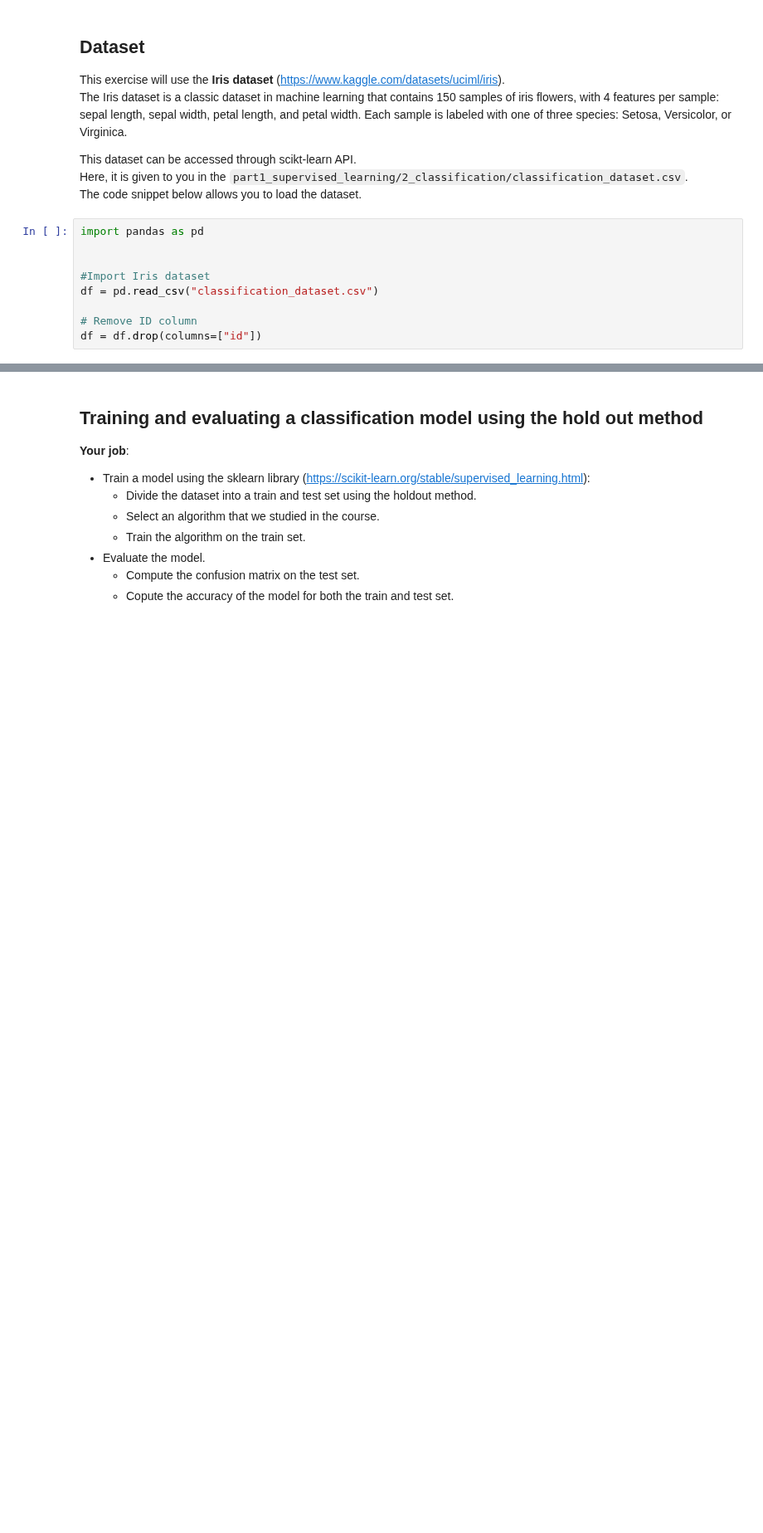
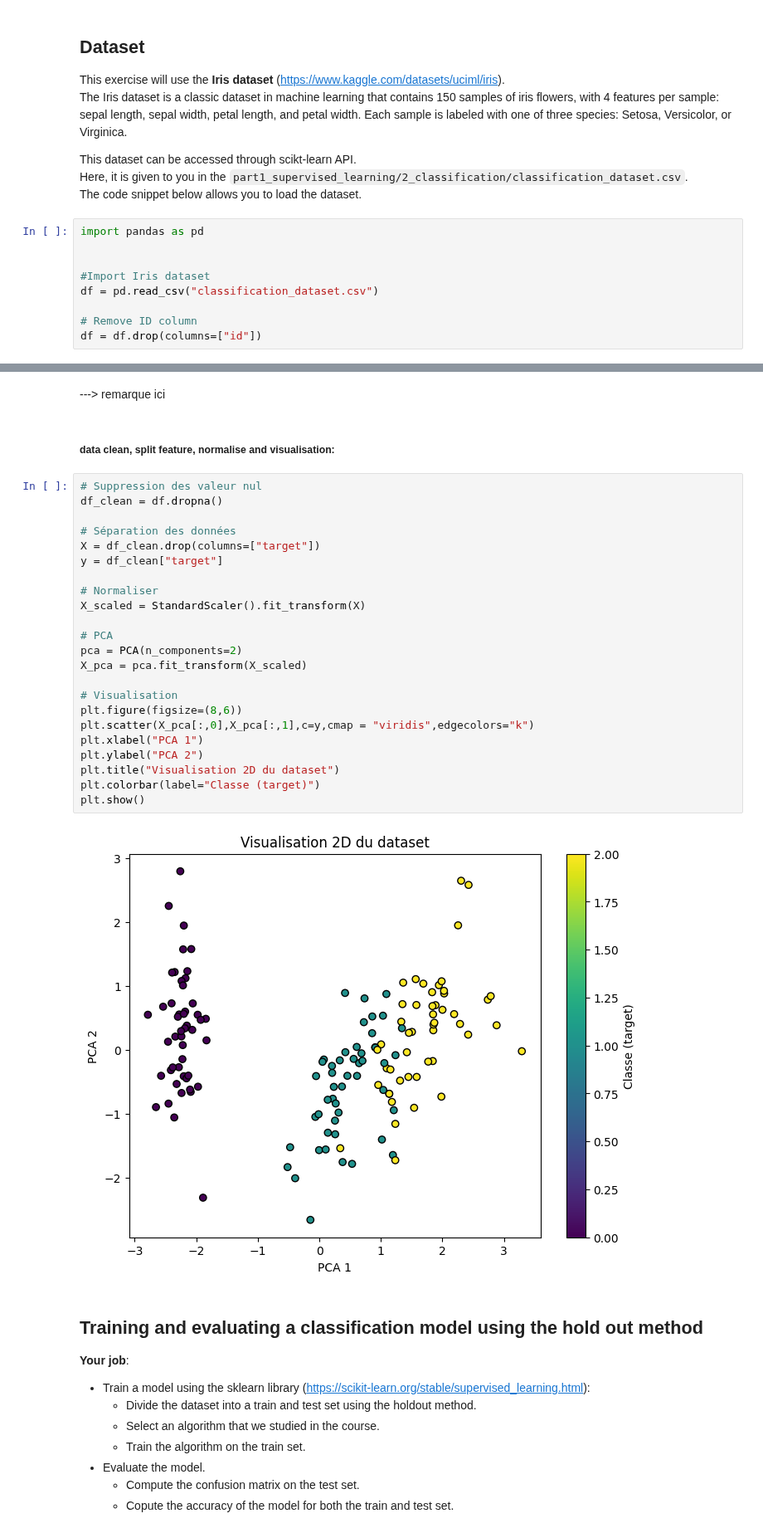
Before and after one commit to Xxxxr096/Project_maching_learning, a Jupyter notebook: part1_supervised_learning/2_classification/classification_iris.ipynb, the cells around one changed output, grey strips where cells are left out. Shown at 83% size. Cells and saved outputs as stored; diff of their text form; blank space fills up the shorter version.

Commit message:
Partie 1: classification terminer! manque juste les remarque et le rapport

```diff
--- a/part1_supervised_learning/2_classification/classification_iris.ipynb
+++ b/part1_supervised_learning/2_classification/classification_iris.ipynb
@@ -78,3 +91,32 @@ from sklearn.preprocessing import StandardScaler
+# %% [markdown]
+---> remarque ici
+# %% [markdown]
+##### data clean, split feature, normalise and visualisation:
+# %%
+# Suppression des valeur nul
+df_clean = df.dropna()
+
+# Séparation des données
+X = df_clean.drop(columns=["target"])
+y = df_clean["target"]
+
+# Normaliser
+X_scaled = StandardScaler().fit_transform(X)
+
+# PCA
+pca = PCA(n_components=2)
+X_pca = pca.fit_transform(X_scaled)
+
+# Visualisation
+plt.figure(figsize=(8,6))
+plt.scatter(X_pca[:,0],X_pca[:,1],c=y,cmap = "viridis",edgecolors="k")
+plt.xlabel("PCA 1")
+plt.ylabel("PCA 2")
+plt.title("Visualisation 2D du dataset")
+plt.colorbar(label="Classe (target)")
+plt.show()
+# %% [output]
+[figure, added]
 # %% [markdown]
 ## Training and evaluating a classification model using the hold out method
 
```
Also changed, not shown: parts of 13 cells of this notebook.
